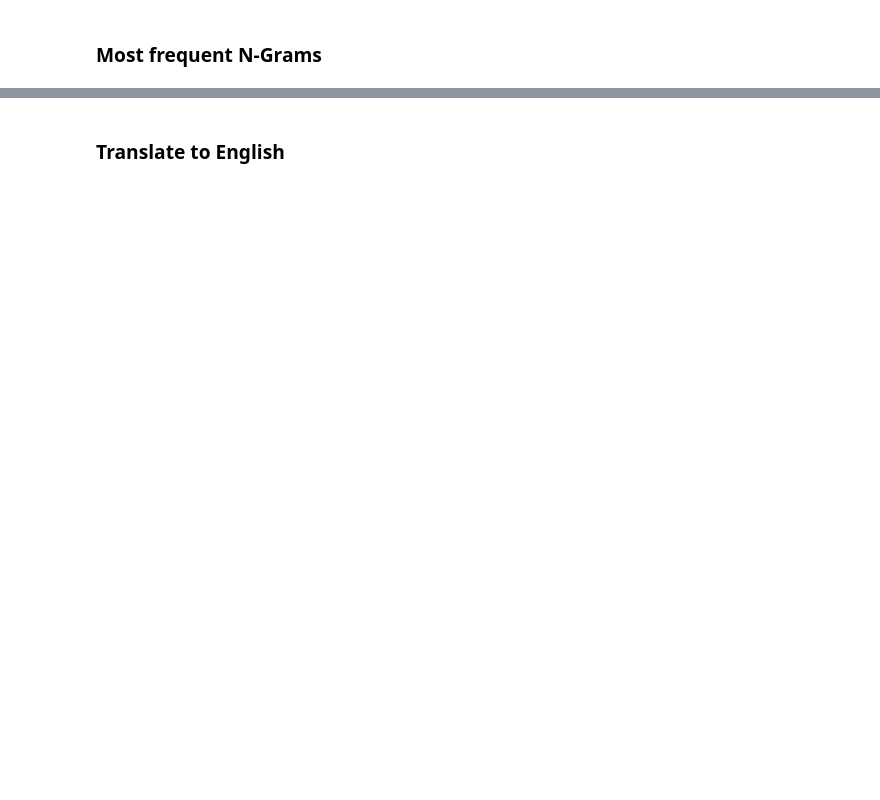
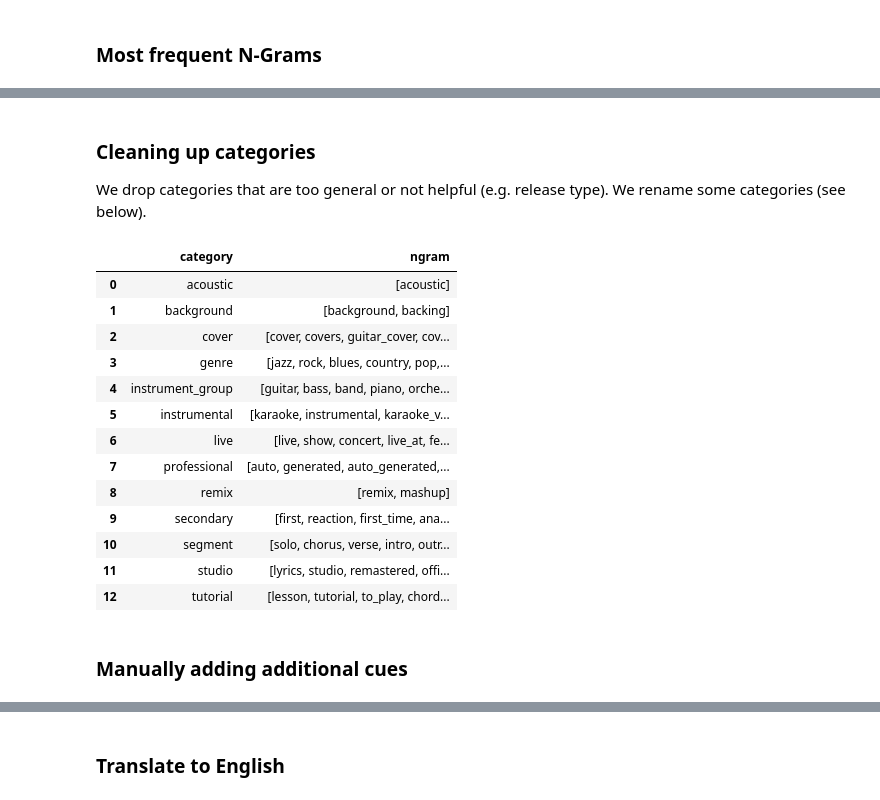
Before and after one commit to progsi/divers_dataset, a Jupyter notebook: ngram_analysis.ipynb, the cells around one changed output, grey strips where cells are left out. Drawn from its saved outputs; the diff is of its cells as text; code cells hidden in the pictures; blank space fills up the shorter version.

Commit message:
concept maps but no translations

```diff
--- a/ngram_analysis.ipynb
+++ b/ngram_analysis.ipynb
@@ -181,0 +297,11 @@ See the caveats in the documentation: https://pandas.pydata.org/pandas-docs/stab
+# %%
+df_ngrams_annotated = pd.read_csv(
+    os.path.join("data", "analysis", "top10000ngrams_annotated.csv"))
+
+count_1gram_at_1000 = df_ngrams_annotated.loc[(df_ngrams_annotated.ngram_rank == 1000) &
+                        (df_ngrams_annotated.type == "1gram"), "total"].values.item()
+print(f"Unigram at rank 1,000 has {int(count_1gram_at_1000):,} occurrences.")
+count_ngram_at_1000 = df_ngrams_annotated.loc[999, "total"].item()
+print(f"N-gram at rank 1,000 has {int(count_ngram_at_1000):,} occurrences.")
+
+df_ngrams_annotated[["category", "ngram"]].groupby("category").agg(list)
@@ -181,0 +329,53 @@ See the caveats in the documentation: https://pandas.pydata.org/pandas-docs/stab
+# %% [markdown]
+### Cleaning up categories
+We drop categories that are too general or not helpful (e.g. release type).
+We rename some categories (see below).
+# %%
+drop = ["-", "general", "hq", "music_company_label", "original", "dance",
+        "recording", "release_info", "release_type", "tabs", "writer_artist_mentioned"]
+
+rename = {
+    "auto_generated": "professional", # NOTE: auto-generated content is often studio
+    "remastered": "studio",
+    "lyrics": "studio",
+    "official": "studio",  # NOTE: Assuming official videos are studio recordings
+    "reaction": "secondary",  # NOTE: category to capture reactions, analyses, etc.
+
+    # NOTE: bands, orchestras, instruments into one group
+    "artist_type": "instrument_group",
+    "instrument_vocals": "instrument_group",
+}
+
+df_concepts = df_ngrams_annotated[~df_ngrams_annotated["category"].isin(drop)].copy()
+df_concepts["category"] = df_concepts["category"].replace(rename)
+df_concepts = df_concepts[["category", "ngram"]].groupby("category", as_index=False).agg(list)
+
+# make dict and add some additional cues
+concept_dict = dict(zip(df_concepts["category"], df_concepts["ngram"]))
+concept_dict["cover"].append("interpretation")
+concept_dict["remix"].append("mashup")
+concept_dict["segment"].append("verse")
+concept_dict["segment"].append("intro")
+concept_dict["segment"].append("outro")
+concept_dict["segment"].append("bridge")
+concept_dict["secondary"].append("analysis")
+concept_dict["secondary"].append("review")
+concept_dict["tutorial"].append("instruction")
+df_concepts
+# %% [output]
+|  | category | ngram |
+| 0 | acoustic | [acoustic] |
+| 1 | background | [background, backing] |
+| 2 | cover | [cover, covers, guitar_cover, cov... |
+| 3 | genre | [jazz, rock, blues, country, pop,... |
+| 4 | instrument_group | [guitar, bass, band, piano, orche... |
+| 5 | instrumental | [karaoke, instrumental, karaoke_v... |
+| 6 | live | [live, show, concert, live_at, fe... |
+| 7 | professional | [auto, generated, auto_generated,... |
+| 8 | remix | [remix, mashup] |
+| 9 | secondary | [first, reaction, first_time, ana... |
+| 10 | segment | [solo, chorus, verse, intro, outr... |
+| 11 | studio | [lyrics, studio, remastered, offi... |
+| 12 | tutorial | [lesson, tutorial, to_play, chord... |
+# %% [markdown]
+### Manually adding additional cues
```
Also changed, not shown: parts of 15 cells of this notebook.
